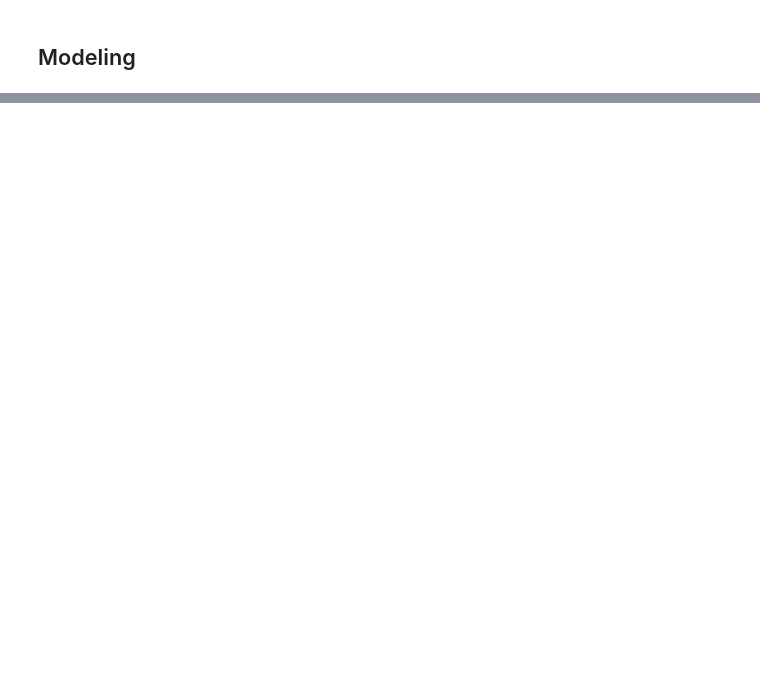
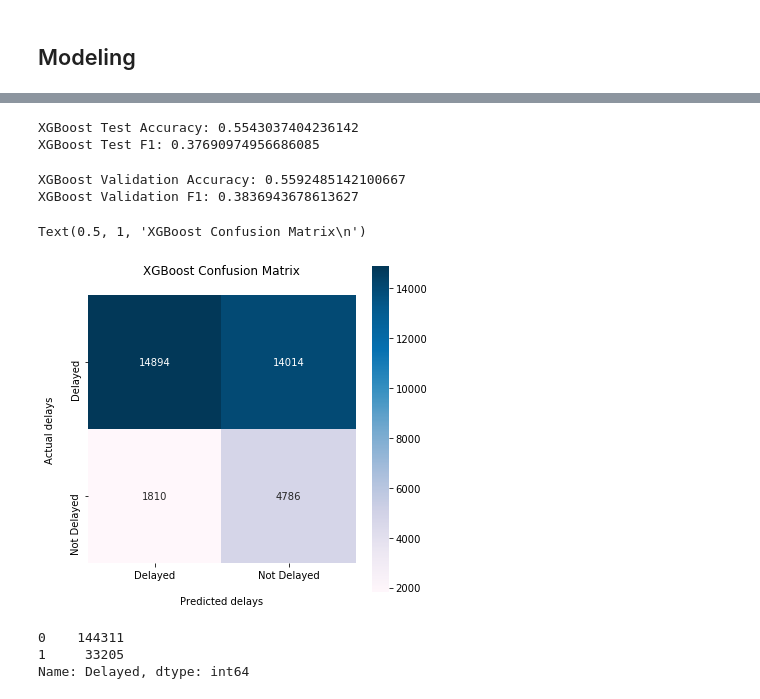
Before and after one commit to nonstoptimm/aviation.ai, a Jupyter notebook: notebooks/Data - Modeling.ipynb, the cells around one changed output, grey strips where cells are left out. Saved outputs shown, nothing was run; the diff lists cells and outputs as text; code cells hidden in the pictures; blank space fills up the shorter version.

```diff
--- a/notebooks/Data - Modeling.ipynb
+++ b/notebooks/Data - Modeling.ipynb
@@ -86,0 +132,19 @@ x_train, x_test, y_train, y_test = train_test_split(x, y, test_size=.3, random_s
+# %%
+gbm_all = xgb.XGBClassifier(
+                       n_estimators=30000, #arbitrary large number
+                       max_depth=3,
+                       objective="reg:linear",
+                       learning_rate=.3,
+                       subsample=1, scale_pos_weight=5,
+                       min_child_weight=1,
+                       colsample_bytree=.8
+                      )
+
+eval_set=[(x_train,y_train),(x_val,y_val)] #tracking train/validation error as we go
+fit_model = gbm_all.fit(
+                    x_train, y_train,
+                    eval_set=eval_set,
+                    eval_metric='auc',
+                    early_stopping_rounds=20,
+                    verbose=True #gives output log as below
+                   )
@@ -86,0 +169,36 @@ x_train, x_test, y_train, y_test = train_test_split(x, y, test_size=.3, random_s
+# %%
+gbm_all_pred = gbm_all.predict(x_test, ntree_limit=gbm_all.best_ntree_limit)
+gbm_all_accuracy = accuracy_score(y_test, gbm_all_pred)
+gbm_all_f1 = f1_score(y_test, gbm_all_pred)
+print('XGBoost Test Accuracy:', gbm_all_accuracy)
+print('XGBoost Test F1:', gbm_all_f1)
+# %% [output]
+XGBoost Test Accuracy: 0.5543037404236142
+XGBoost Test F1: 0.37690974956686085
+# %%
+gbm_val_pred = gbm_all.predict(x_val, ntree_limit=gbm_all.best_ntree_limit)
+gbm_val_accuracy = accuracy_score(y_val, gbm_val_pred)
+gbm_val_f1 = f1_score(y_val, gbm_val_pred)
+print('XGBoost Validation Accuracy:', gbm_val_accuracy)
+print('XGBoost Validation F1:', gbm_val_f1)
+# %% [output]
+XGBoost Validation Accuracy: 0.5592485142100667
+XGBoost Validation F1: 0.3836943678613627
+# %%
+xgb_confusion = confusion_matrix(y_test, gbm_all_pred)
+plt.figure(figsize=(6,6))
+labels = ['Delayed', 'Not Delayed']
+sns.heatmap(xgb_confusion, cmap='PuBu', annot=True, square=True
+            , xticklabels=labels, yticklabels=labels, fmt='g')
+plt.xlabel('\nPredicted delays')
+plt.ylabel('Actual delays\n')
+plt.title('XGBoost Confusion Matrix\n')
+# %% [output]
+Text(0.5, 1, 'XGBoost Confusion Matrix\n')
+[figure, added]
+# %%
+_df.Delayed.value_counts()
+# %% [output]
+0    144311
+1     33205
+Name: Delayed, dtype: int64
```
Also changed, not shown: parts of 17 cells of this notebook, 2 other files.
